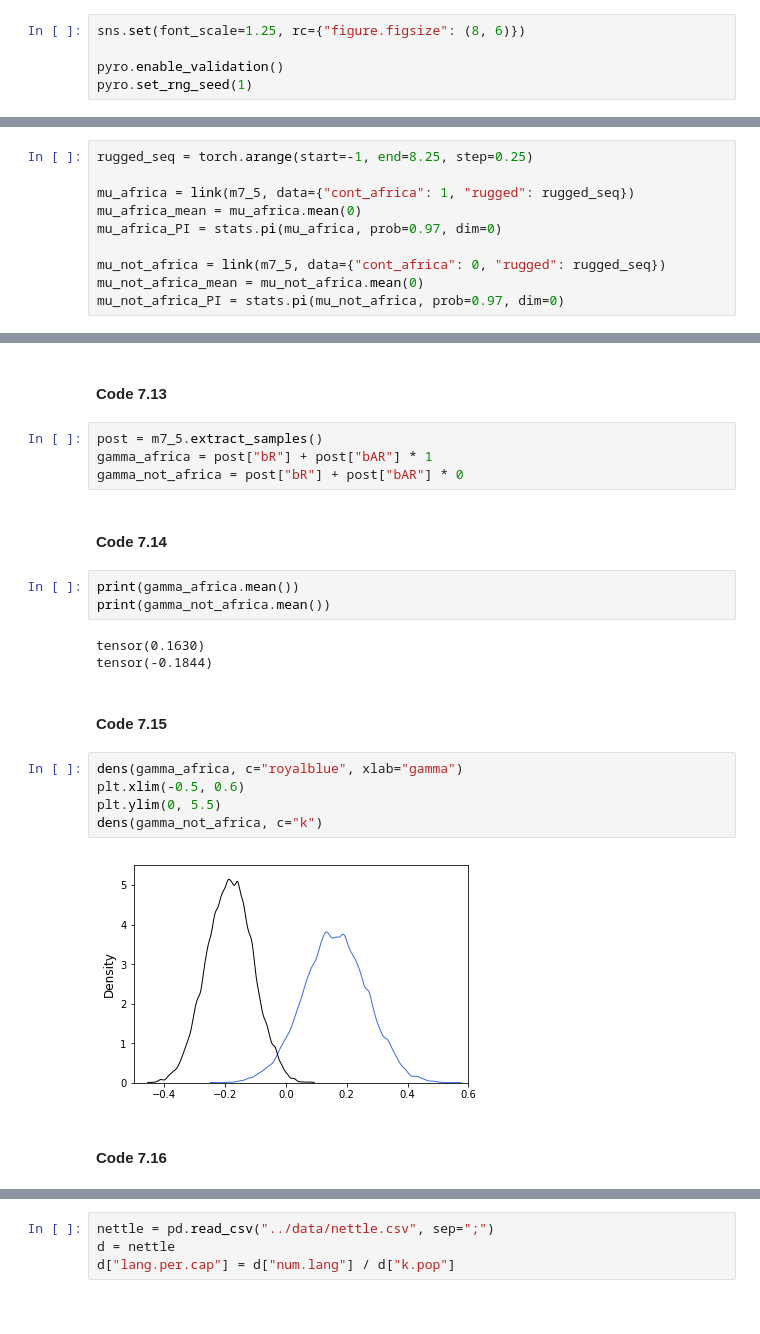
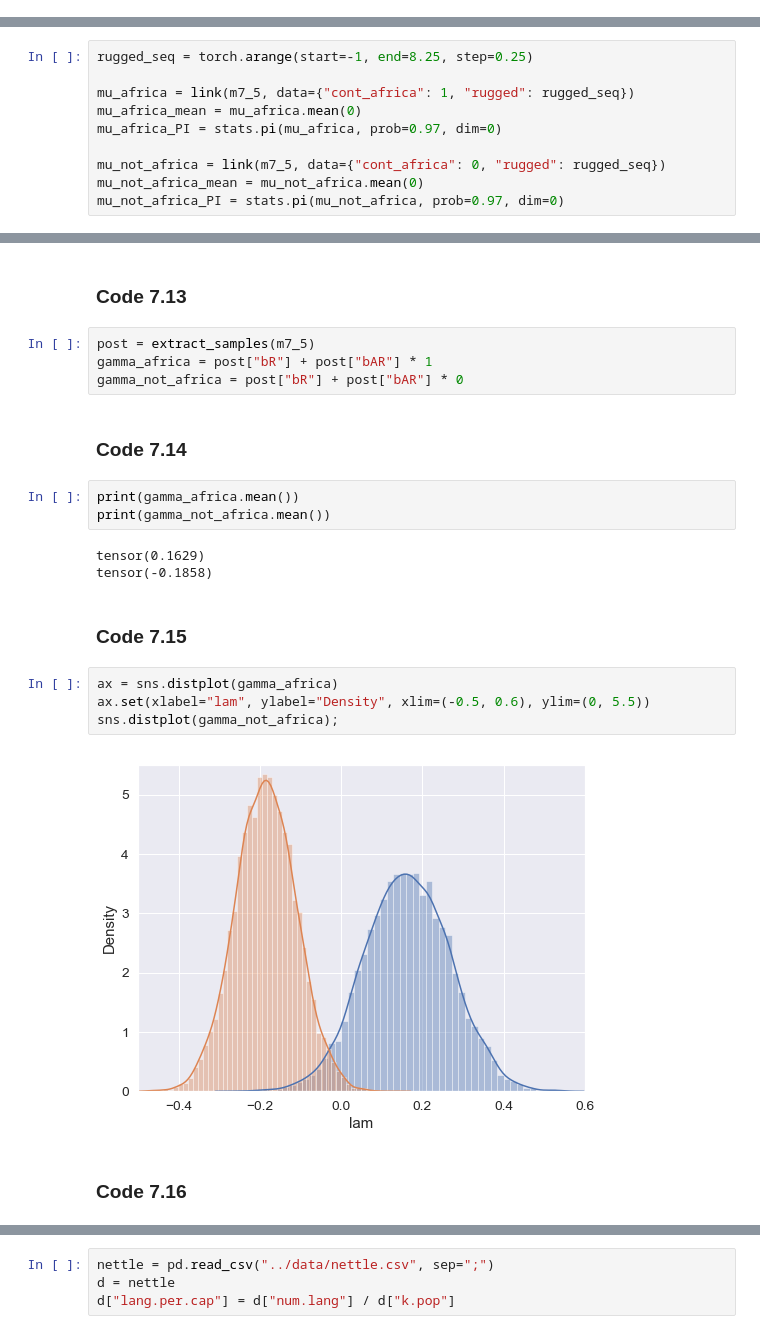
Before and after one commit to fehiepsi/rethinking-pyro, a Jupyter notebook: notebooks/07_interactions.ipynb, the cells around one changed output, grey strips where cells are left out. Cells and saved outputs as stored; diff of their text form.

```diff
--- a/notebooks/07_interactions.ipynb
+++ b/notebooks/07_interactions.ipynb
@@ -13,6 +14 @@ from rethinking import LM, MAP, compare, link, precis
-# %%
-sns.set(font_scale=1.25, rc={"figure.figsize": (8, 6)})
-
-pyro.enable_validation()
-pyro.set_rng_seed(1)
 # %% [markdown]
@@ -199,28 +193,27 @@ m7_5.precis()
 # %% [markdown]
-#### Code 7.13
+### Code 7.13
 # %%
-post = m7_5.extract_samples()
+post = extract_samples(m7_5)
 gamma_africa = post["bR"] + post["bAR"] * 1
 gamma_not_africa = post["bR"] + post["bAR"] * 0
 # %% [markdown]
-#### Code 7.14
+### Code 7.14
 # %%
 print(gamma_africa.mean())
 print(gamma_not_africa.mean())
 # %% [output]
-tensor(0.1630)
-tensor(-0.1844)
+tensor(0.1629)
+tensor(-0.1858)
 # %% [markdown]
-#### Code 7.15
+### Code 7.15
 # %%
-dens(gamma_africa, c="royalblue", xlab="gamma")
-plt.xlim(-0.5, 0.6)
-plt.ylim(0, 5.5)
-dens(gamma_not_africa, c="k")
+ax = sns.distplot(gamma_africa)
+ax.set(xlabel="lam", ylabel="Density", xlim=(-0.5, 0.6), ylim=(0, 5.5))
+sns.distplot(gamma_not_africa);
 # %% [output]
-[figure, old version]
+[figure, new version]
 # %% [markdown]
-#### Code 7.16
+### Code 7.16
 # %%
 diff = gamma_africa - gamma_not_africa
 (diff < 0).sum().float() / diff.size(0)
```
Also changed, not shown: parts of 89 cells of this notebook, 13 other files.
